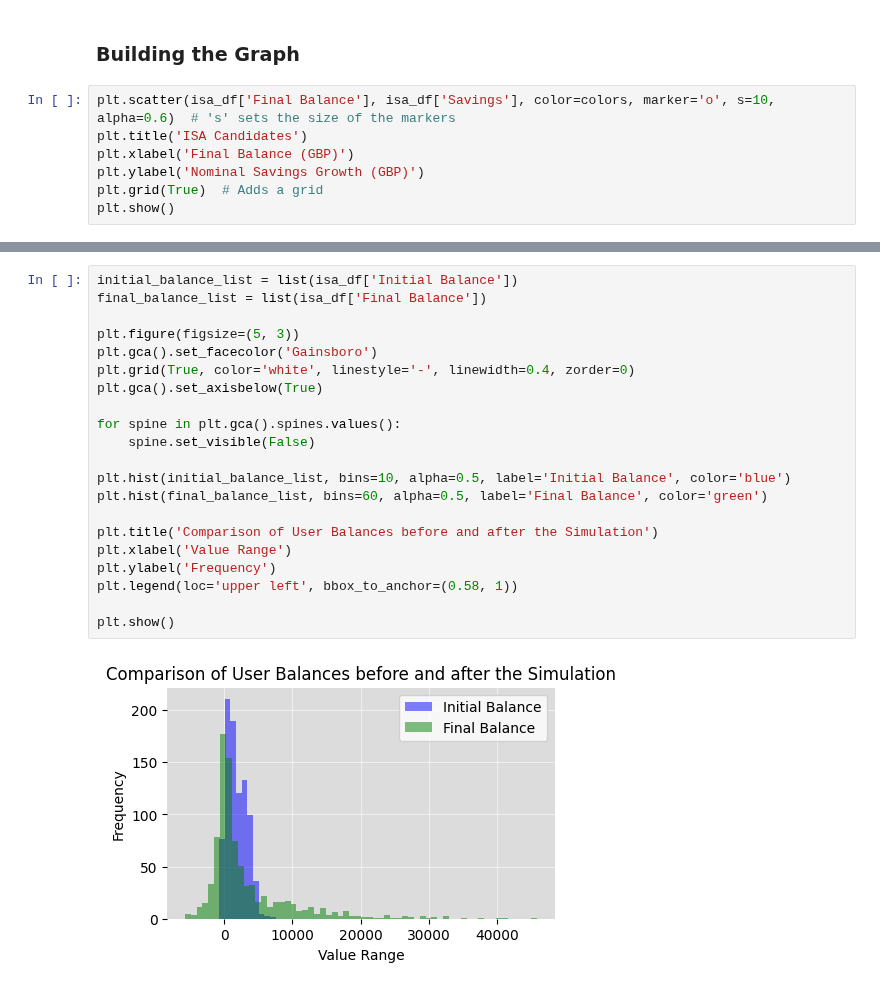
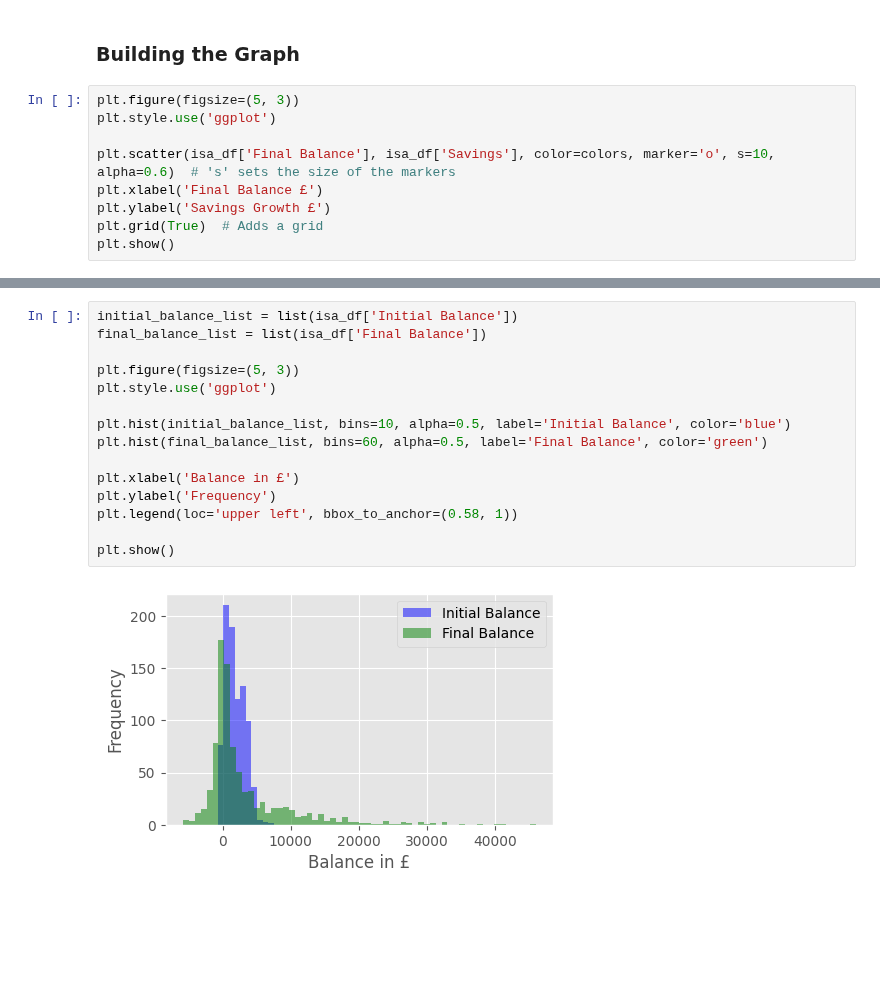
Before and after one commit to UoB-DSMP-2023-24/dsmp-2024-group27, a Jupyter notebook: PersonalFinance/ISA Recommendation 2.ipynb, the cells around one changed output, grey strips where cells are left out. Drawn from its saved outputs; the diff is of its cells as text; blank space fills up the shorter version.

```diff
--- a/PersonalFinance/ISA Recommendation 2.ipynb
+++ b/PersonalFinance/ISA Recommendation 2.ipynb
@@ -111,10 +111,12 @@ for x in isa_df['Savings']:
 # %% [markdown]
 ### Building the Graph
 # %%
+plt.figure(figsize=(5, 3))
+plt.style.use('ggplot')
+
 plt.scatter(isa_df['Final Balance'], isa_df['Savings'], color=colors, marker='o', s=10, alpha=0.6)  # 's' sets the size of the markers
-plt.title('ISA Candidates')
-plt.xlabel('Final Balance (GBP)')
-plt.ylabel('Nominal Savings Growth (GBP)')
+plt.xlabel('Final Balance £')
+plt.ylabel('Savings Growth £')
 plt.grid(True)  # Adds a grid
 plt.show()
 # %% [output]
@@ -122,23 +124,17 @@ plt.show()
 # %%
 initial_balance_list = list(isa_df['Initial Balance'])
 final_balance_list = list(isa_df['Final Balance'])
 
 plt.figure(figsize=(5, 3))
-plt.gca().set_facecolor('Gainsboro')
-plt.grid(True, color='white', linestyle='-', linewidth=0.4, zorder=0)
-plt.gca().set_axisbelow(True)
-
-for spine in plt.gca().spines.values():
-    spine.set_visible(False)
+plt.style.use('ggplot')
 
 plt.hist(initial_balance_list, bins=10, alpha=0.5, label='Initial Balance', color='blue')
 plt.hist(final_balance_list, bins=60, alpha=0.5, label='Final Balance', color='green')
 
-plt.title('Comparison of User Balances before and after the Simulation')
-plt.xlabel('Value Range')
+plt.xlabel('Balance in £')
 plt.ylabel('Frequency')
 plt.legend(loc='upper left', bbox_to_anchor=(0.58, 1))
 
 plt.show()
 # %% [output]
-[figure, old version]
+[figure, new version]
```
Also changed, not shown: parts of 5 cells of this notebook, 3 other files.
